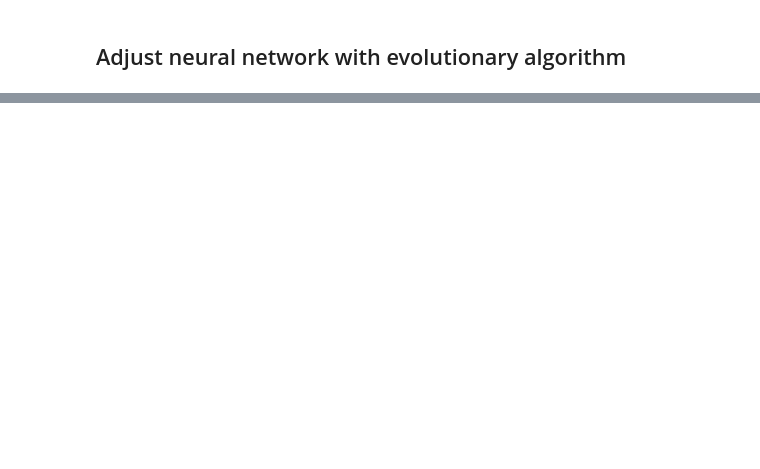
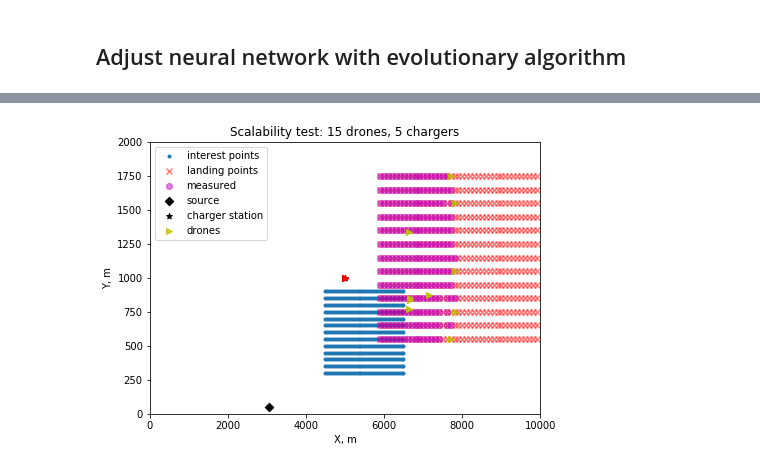
Before and after one commit to BeloborodovDS/AramcoUpstream, a Jupyter notebook: drones.ipynb, the cells around one changed output, grey strips where cells are left out. Drawn from its saved outputs; the diff is of its cells as text; code cells hidden in the pictures; blank space fills up the shorter version.

```diff
--- a/drones.ipynb
+++ b/drones.ipynb
@@ -334,6 +346,6 @@ plt.plot(res)
 # %%
-env = Environment()
-for i in range(300):
+env = Environment(num_drones=20)
+for i in range(2500):
     _, _, points = assign_targets(*env.get_data(), net, 800)
     if points.size == 0:
         break
@@ -395,0 +524,15 @@ for i in range(300):
+# %%
+env = Environment(num_drones=15, num_chargers=5)
+for i in range(510):
+    _, _, points = assign_targets(*env.get_data(), None, 800)
+    if points.size == 0:
+        break
+    env.step(points)
+plt.figure(figsize=(7,5))
+env.visualize()
+plt.legend()
+plt.title('Scalability test: 15 drones, 5 chargers')
+#plt.savefig('./pic/scale.pdf')
+plt.show()
+# %% [output]
+[figure, added]
```
Also changed, not shown: parts of 18 cells of this notebook, 2 other files.
